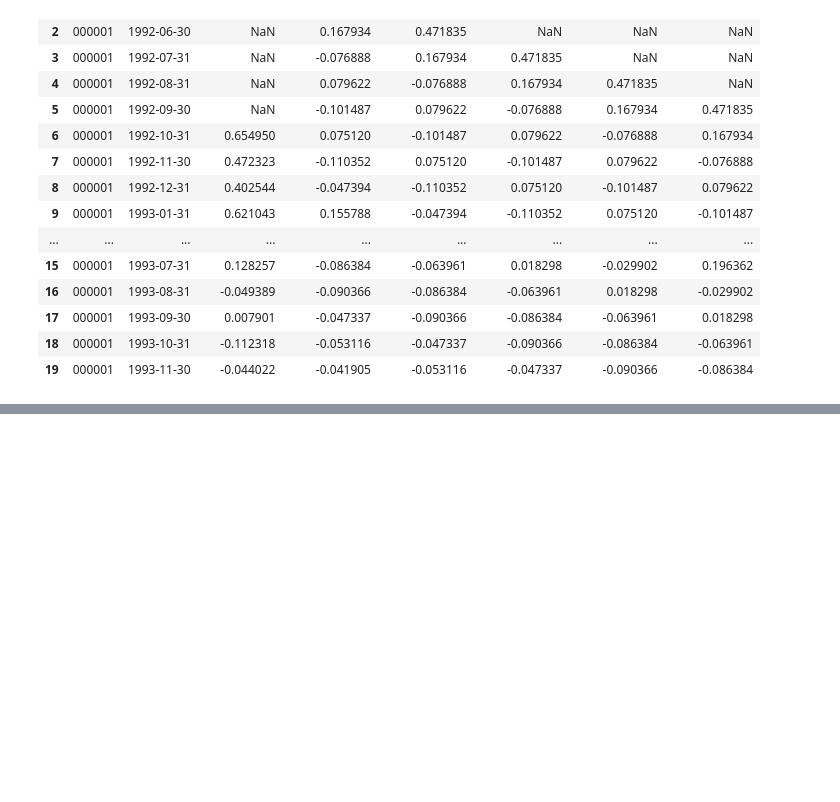
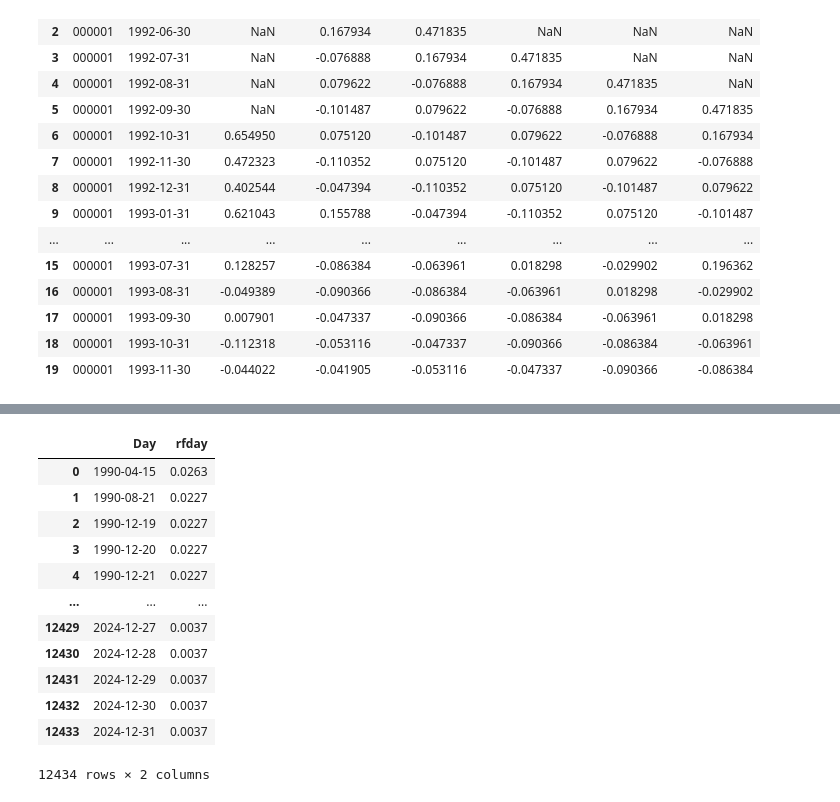
Before and after one commit to chenghang1989/Asset-Pricing-Homework, a Jupyter notebook: Homework 2 Anomaly.ipynb, the cells around one changed output, grey strips where cells are left out. Saved outputs shown, nothing was run; the diff lists cells and outputs as text; code cells hidden in the pictures; blank space fills up the shorter version.

```diff
--- a/Homework 2 Anomaly.ipynb
+++ b/Homework 2 Anomaly.ipynb
@@ -856,0 +920,24 @@ Newey-West t统计量: -0.1892
+# %%
+# 合并 risk free
+riskfree_day = riskfree[['Clsdt','Nrrdaydt']]
+riskfree_day = riskfree_day.rename(columns = {'Clsdt': 'Day',
+                                              'Nrrdaydt': 'rfday'})
+# Day to dataime rfday to numetric
+riskfree_day['Day'] = pd.to_datetime(riskfree_day['Day'])
+riskfree_day['rfday'] = pd.to_numeric(riskfree_day['rfday'])
+
+riskfree_day
+# %% [output]
+|  | Day | rfday |
+| 0 | 1990-04-15 | 0.0263 |
+| 1 | 1990-08-21 | 0.0227 |
+| 2 | 1990-12-19 | 0.0227 |
+| 3 | 1990-12-20 | 0.0227 |
+| 4 | 1990-12-21 | 0.0227 |
+| ... | ... | ... |
+| 12429 | 2024-12-27 | 0.0037 |
+| 12430 | 2024-12-28 | 0.0037 |
+| 12431 | 2024-12-29 | 0.0037 |
+| 12432 | 2024-12-30 | 0.0037 |
+| 12433 | 2024-12-31 | 0.0037 |
+12434 rows × 2 columns
```
Also changed, not shown: parts of 16 cells of this notebook.
